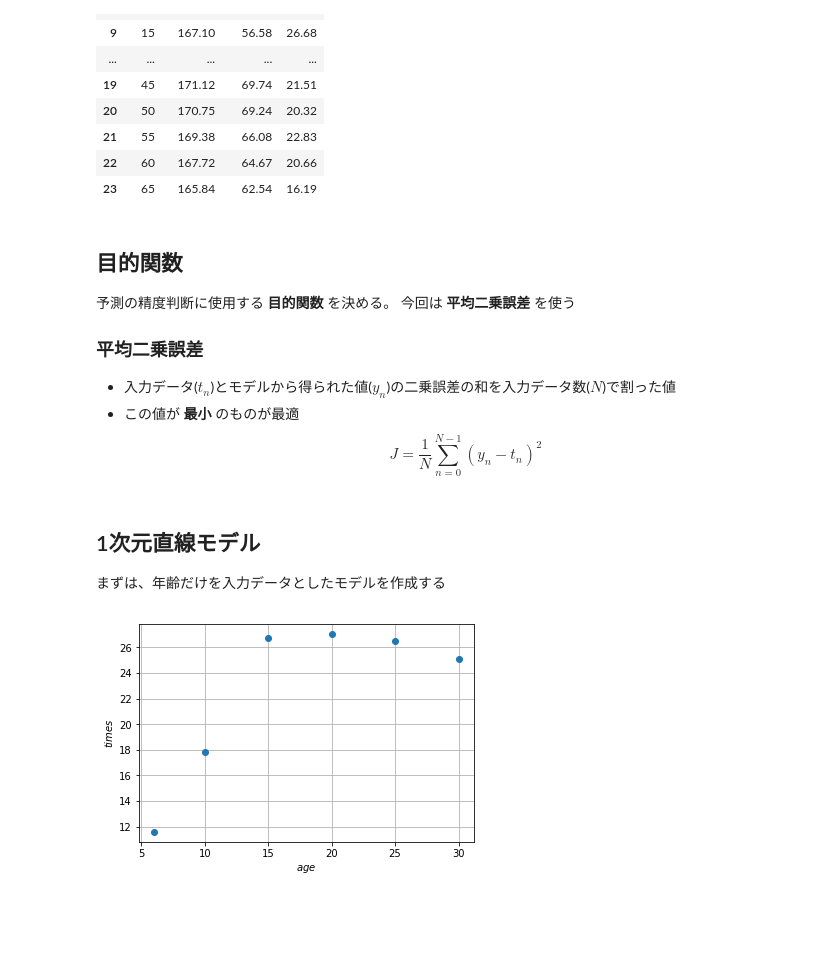
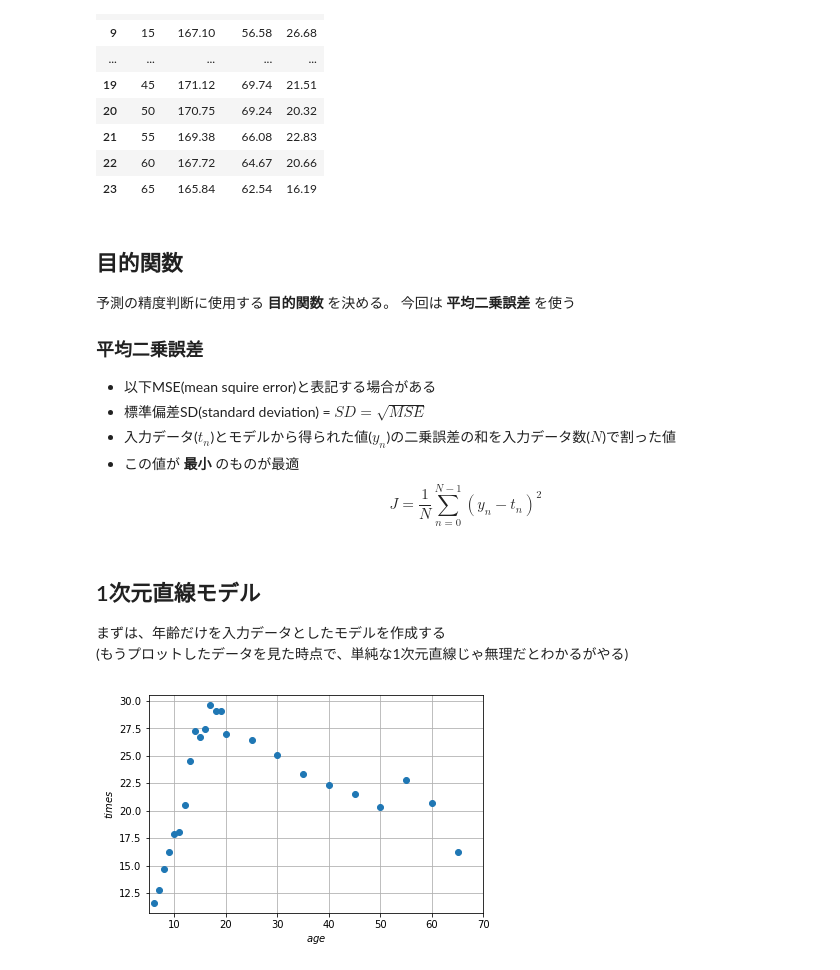
Before and after one commit to SGA-yoshiyuki-mimura/machine-learning-study, a Jupyter notebook: 教師あり_回帰.ipynb, the cells around one changed output. Cells and saved outputs as stored; diff of their text form; code cells hidden in the pictures; blank space fills up the shorter version.

```diff
--- a/教師あり_回帰.ipynb
+++ b/教師あり_回帰.ipynb
@@ -88,6 +88,8 @@ columns=('年齢','身長(cm)','体重(kg)','回数')
 
 ### 平均二乗誤差
 
+* 以下MSE(mean squire error)と表記する場合がある
+* 標準偏差SD(standard deviation) = $SD = \sqrt{MSE}$
 * 入力データ($t_n$)とモデルから得られた値($y_n$)の二乗誤差の和を入力データ数($N$)で割った値
 * この値が **最小** のものが最適
 $$
@@ -97,18 +99,34 @@ $$
 ## 1次元直線モデル
 
 まずは、年齢だけを入力データとしたモデルを作成する
+(もうプロットしたデータを見た時点で、単純な1次元直線じゃ無理だとわかるがやる)
 # %%
 import numpy as np
 import matplotlib.pyplot as plt
 %matplotlib inline
 
-ages = [6, 10, 15, 20, 25, 30]
-times = [11.60, 17.86, 26.68, 27.01, 26.47, 25.10]
+ages = np.array([
+    6, 7, 8, 9, 10,
+    11, 12, 13, 14, 15,
+    16, 17, 18, 19, 20,
+    25, 30, 35, 40, 45,
+    50, 55, 60, 65
+])
+times = np.array([
+    11.60, 12.79, 14.71, 16.23, 17.86,
+    18.09, 20.48, 24.56, 27.28, 26.68,
+    27.44, 29.59, 29.06, 29.08, 27.01,
+    26.47, 25.10, 23.35, 22.33, 21.51,
+    20.32, 22.83, 20.66, 16.19])
+
+age_min = 5
+age_max = 70
 
 plt.plot(ages, times, marker='o', linestyle='None')
+plt.xlim(age_min, age_max)
 plt.grid(True)
 plt.xlabel('$age$')
 plt.ylabel('$times$')
 plt.show()
 # %% [output]
-[figure, old version]
+[figure, new version]
```
Also changed, not shown: parts of 5 cells of this notebook.
